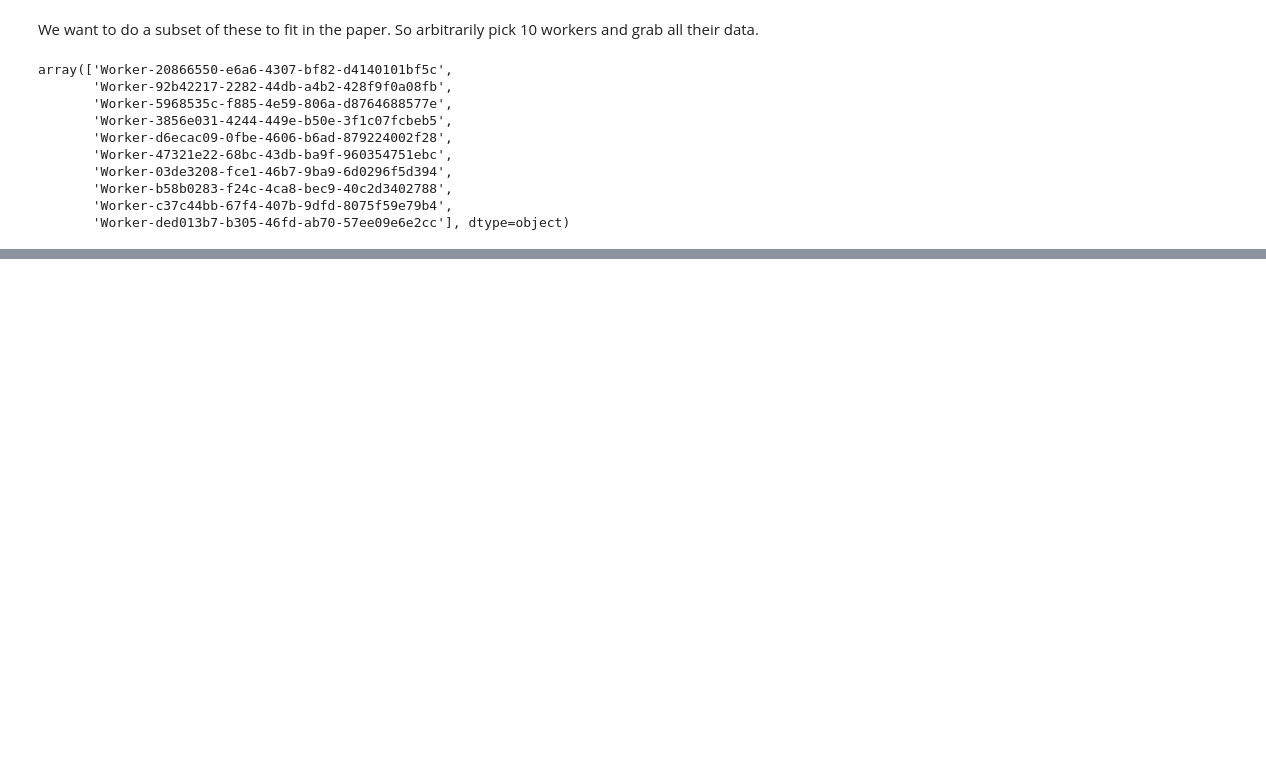
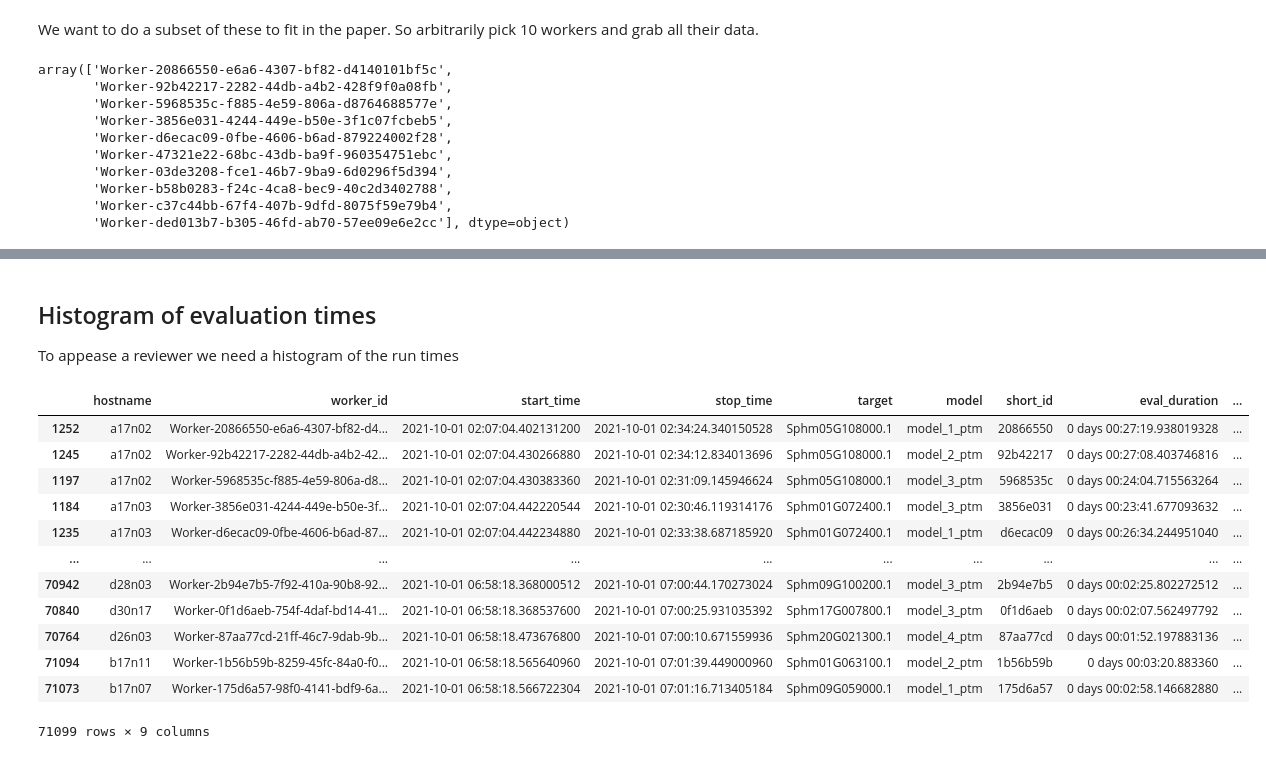
Before and after one commit to BSDExabio/af2-ipdps-hicomb-2022, a Jupyter notebook: notebooks/HiCOMB Visualizations.ipynb, the cells around one changed output, grey strips where cells are left out. Drawn from its saved outputs; the diff is of its cells as text; code cells hidden in the pictures; blank space fills up the shorter version.

```diff
--- a/notebooks/HiCOMB Visualizations.ipynb
+++ b/notebooks/HiCOMB Visualizations.ipynb
@@ -130,3 +138,27 @@ subset_timings_fig.update_layout(font_family='Arial')
 [interactive output not drawn]
 # %%
 subset_timings_fig.write_image('subset_timings.pdf')
+# %% [markdown]
+## Histogram of evaluation times
+To appease a reviewer we need a histogram of the run times
+# %%
+timings['eval_duration']  = timings.stop_time - timings.start_time
+# %%
+# We want to convert to actual seconds
+timings['eval_duration_secs'] = timings.eval_duration.apply(lambda x: x.total_seconds())
+# %%
+timings
+# %% [output]
+|  | hostname | worker_id | start_time | stop_time | target | model | short_id | eval_duration | ... |
+| 1252 | a17n02 | Worker-20866550-e6a6-4307-bf82-d4... | 2021-10-01 02:07:04.402131200 | 2021-10-01 02:34:24.340150528 | Sphm05G108000.1 | model_1_ptm | 20866550 | 0 days 00:27:19.938019328 | ... |
+| 1245 | a17n02 | Worker-92b42217-2282-44db-a4b2-42... | 2021-10-01 02:07:04.430266880 | 2021-10-01 02:34:12.834013696 | Sphm05G108000.1 | model_2_ptm | 92b42217 | 0 days 00:27:08.403746816 | ... |
+| 1197 | a17n02 | Worker-5968535c-f885-4e59-806a-d8... | 2021-10-01 02:07:04.430383360 | 2021-10-01 02:31:09.145946624 | Sphm05G108000.1 | model_3_ptm | 5968535c | 0 days 00:24:04.715563264 | ... |
+| 1184 | a17n03 | Worker-3856e031-4244-449e-b50e-3f... | 2021-10-01 02:07:04.442220544 | 2021-10-01 02:30:46.119314176 | Sphm01G072400.1 | model_3_ptm | 3856e031 | 0 days 00:23:41.677093632 | ... |
+| 1235 | a17n03 | Worker-d6ecac09-0fbe-4606-b6ad-87... | 2021-10-01 02:07:04.442234880 | 2021-10-01 02:33:38.687185920 | Sphm01G072400.1 | model_1_ptm | d6ecac09 | 0 days 00:26:34.244951040 | ... |
+| ... | ... | ... | ... | ... | ... | ... | ... | ... | ... |
+| 70942 | d28n03 | Worker-2b94e7b5-7f92-410a-90b8-92... | 2021-10-01 06:58:18.368000512 | 2021-10-01 07:00:44.170273024 | Sphm09G100200.1 | model_3_ptm | 2b94e7b5 | 0 days 00:02:25.802272512 | ... |
+| 70840 | d30n17 | Worker-0f1d6aeb-754f-4daf-bd14-41... | 2021-10-01 06:58:18.368537600 | 2021-10-01 07:00:25.931035392 | Sphm17G007800.1 | model_3_ptm | 0f1d6aeb | 0 days 00:02:07.562497792 | ... |
+| 70764 | d26n03 | Worker-87aa77cd-21ff-46c7-9dab-9b... | 2021-10-01 06:58:18.473676800 | 2021-10-01 07:00:10.671559936 | Sphm20G021300.1 | model_4_ptm | 87aa77cd | 0 days 00:01:52.197883136 | ... |
+| 71094 | b17n11 | Worker-1b56b59b-8259-45fc-84a0-f0... | 2021-10-01 06:58:18.565640960 | 2021-10-01 07:01:39.449000960 | Sphm01G063100.1 | model_2_ptm | 1b56b59b | 0 days 00:03:20.883360 | ... |
+| 71073 | b17n07 | Worker-175d6a57-98f0-4141-bdf9-6a... | 2021-10-01 06:58:18.566722304 | 2021-10-01 07:01:16.713405184 | Sphm09G059000.1 | model_1_ptm | 175d6a57 | 0 days 00:02:58.146682880 | ... |
+71099 rows × 9 columns
```
Also changed, not shown: parts of 9 cells of this notebook.
